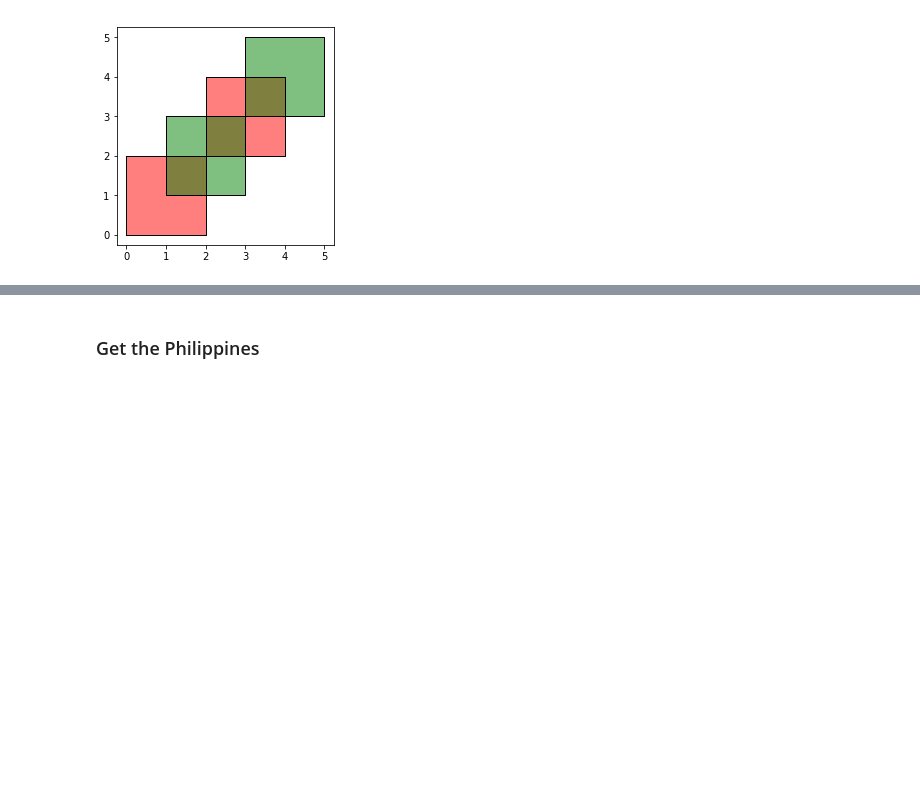
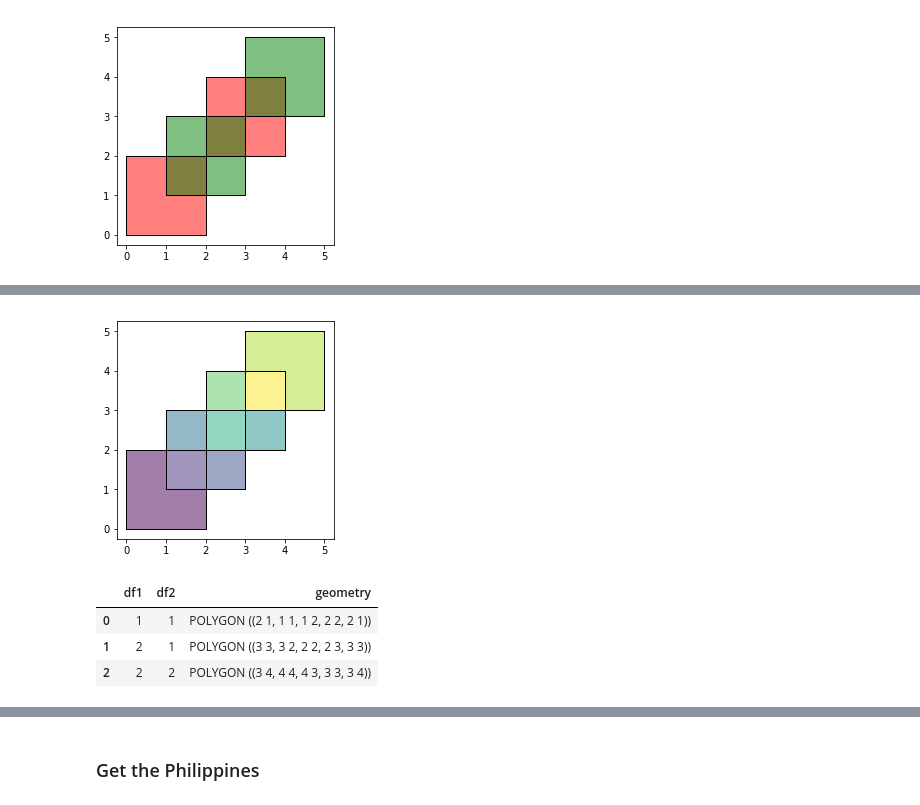
Before and after one commit to fjcamillo/Learn-GeoPandas, a Jupyter notebook: project_files/GeoPandas.ipynb, the cells around one changed output, grey strips where cells are left out. Cells and saved outputs as stored; diff of their text form; code cells hidden in the pictures; blank space fills up the shorter version.

Commit message:
added more overlay codes

```diff
--- a/project_files/GeoPandas.ipynb
+++ b/project_files/GeoPandas.ipynb
@@ -172,3 +172,5 @@ df2.plot(ax=ax, color='green')
 # %% [output]
 <matplotlib.axes._subplots.AxesSubplot at 0x...>
 [figure]
+# %%
+res_union = gpd.overlay(df1, df2, how='union')
@@ -174,0 +190,6 @@ df2.plot(ax=ax, color='green')
+# %%
+ax = res_union.plot()
+df1.plot(ax=ax, facecolor='none');
+df2.plot(ax=ax, facecolor='none');
+# %% [output]
+[figure, added]
@@ -174,0 +198,7 @@ df2.plot(ax=ax, color='green')
+# %%
+res_intersection
+# %% [output]
+|  | df1 | df2 | geometry |
+| 0 | 1 | 1 | POLYGON ((2 1, 1 1, 1 2, 2 2, 2 1)) |
+| 1 | 2 | 1 | POLYGON ((3 3, 3 2, 2 2, 2 3, 3 3)) |
+| 2 | 2 | 2 | POLYGON ((3 4, 4 4, 4 3, 3 3, 3 4)) |
```
Also changed, not shown: parts of 18 cells of this notebook.
